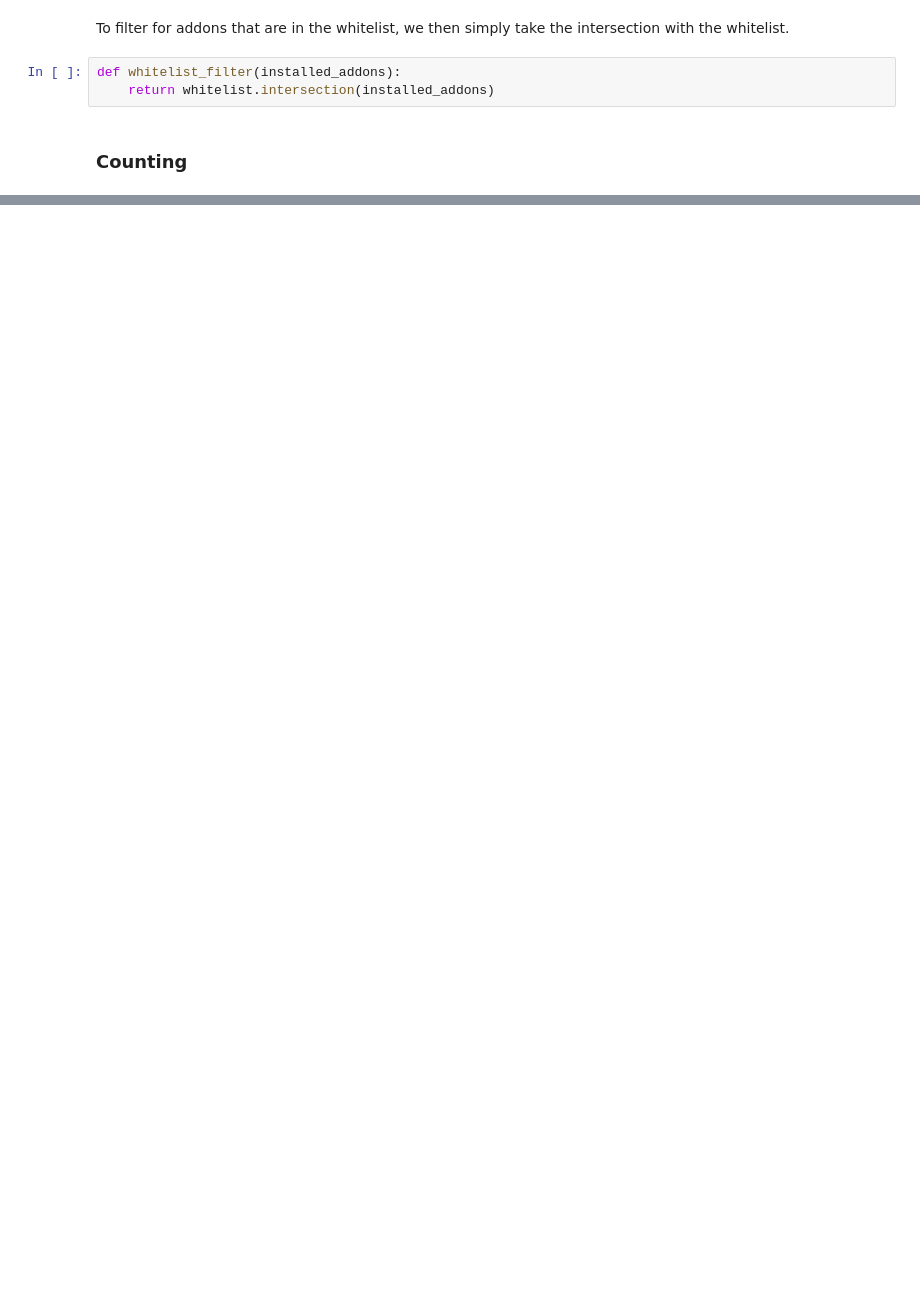
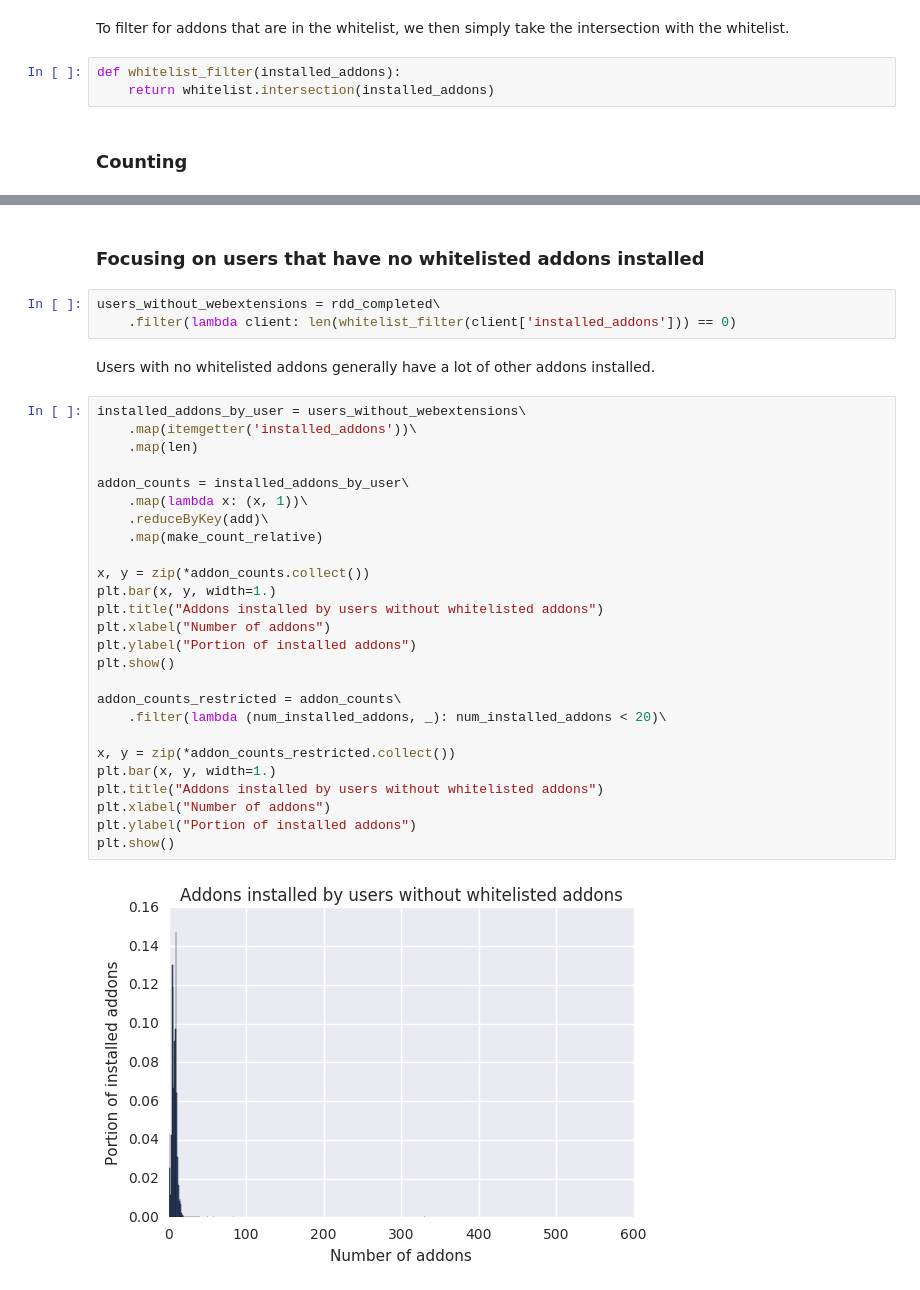
Before and after one commit to florian/taar-prototyping, a Jupyter notebook: collaborative_analysis.ipynb, the cells around one changed output, grey strips where cells are left out. Cells and saved outputs as stored; diff of their text form; blank space fills up the shorter version.

```diff
--- a/collaborative_analysis.ipynb
+++ b/collaborative_analysis.ipynb
@@ -99,0 +339,35 @@ rdd_completed.filter(lambda client: len(whitelist_filter(client['installed_addon
+# %% [markdown]
+### Focusing on users that have no whitelisted addons installed
+# %%
+users_without_webextensions = rdd_completed\
+    .filter(lambda client: len(whitelist_filter(client['installed_addons'])) == 0)
+# %% [markdown]
+Users with no whitelisted addons generally have a lot of other addons installed.
+# %%
+installed_addons_by_user = users_without_webextensions\
+    .map(itemgetter('installed_addons'))\
+    .map(len)
+
+addon_counts = installed_addons_by_user\
+    .map(lambda x: (x, 1))\
+    .reduceByKey(add)\
+    .map(make_count_relative)
+
+x, y = zip(*addon_counts.collect())
+plt.bar(x, y, width=1.)
+plt.title("Addons installed by users without whitelisted addons")
+plt.xlabel("Number of addons")
+plt.ylabel("Portion of installed addons")
+plt.show()
+
+addon_counts_restricted = addon_counts\
+    .filter(lambda (num_installed_addons, _): num_installed_addons < 20)\
+
+x, y = zip(*addon_counts_restricted.collect())
+plt.bar(x, y, width=1.)
+plt.title("Addons installed by users without whitelisted addons")
+plt.xlabel("Number of addons")
+plt.ylabel("Portion of installed addons")
+plt.show()
+# %% [output]
+[figure, added]
```
Also changed, not shown: parts of 46 cells of this notebook, 6 other files.
